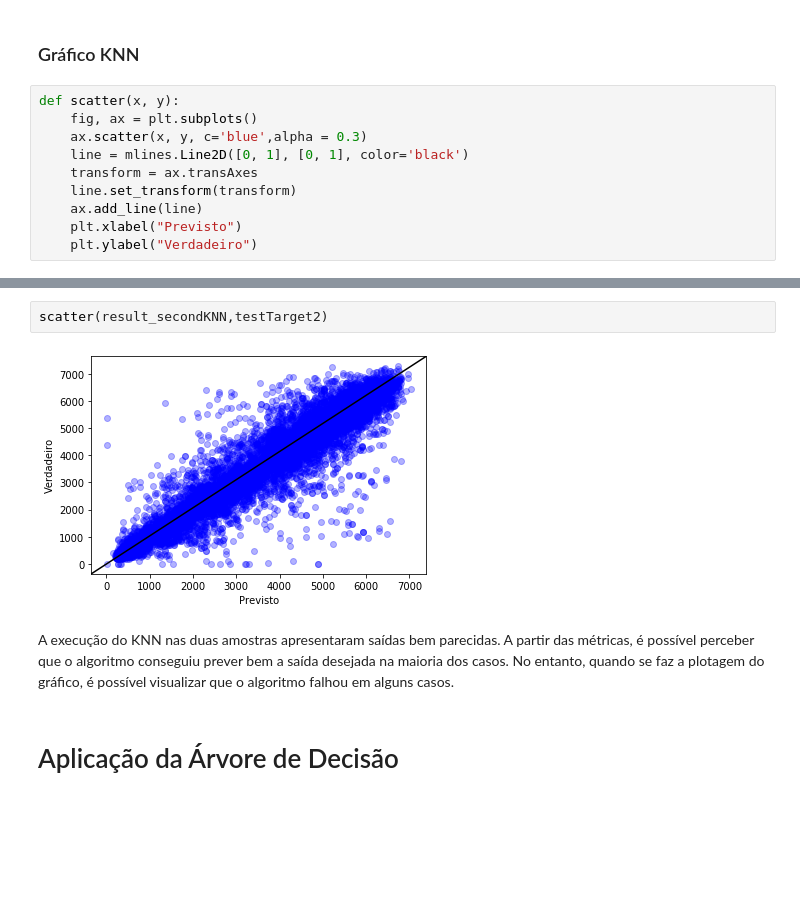
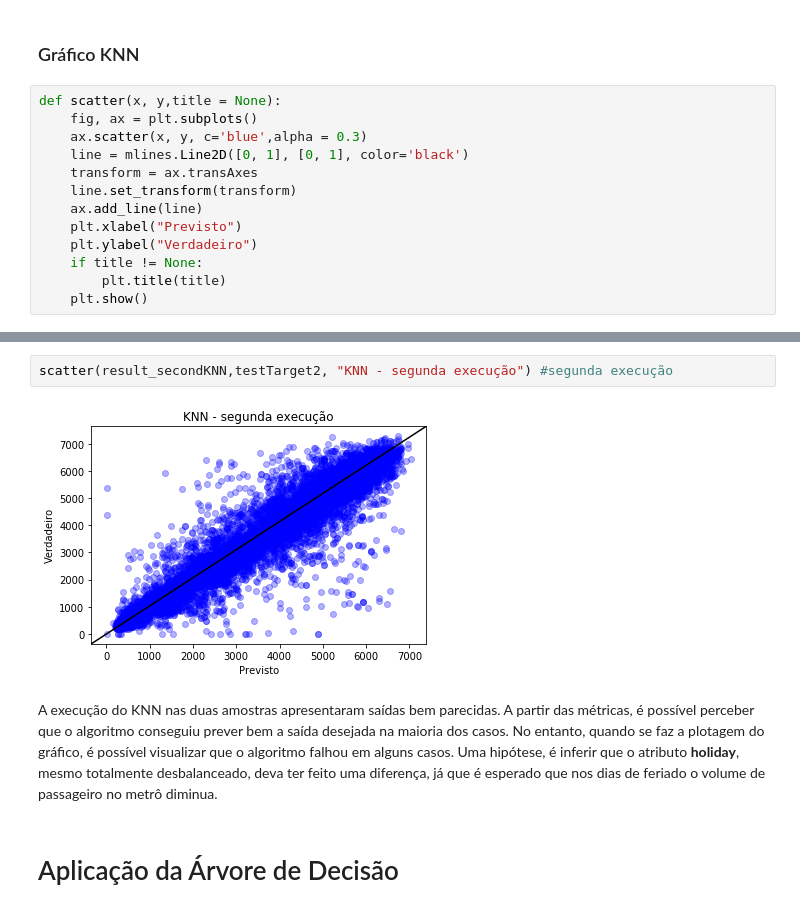
Before and after one commit to LuyzaDomingos/IA, a Jupyter notebook: Regressao/questao2.ipynb, the cells around one changed output, grey strips where cells are left out. Drawn from its saved outputs; the diff is of its cells as text; blank space fills up the shorter version.

```diff
--- a/Regressao/questao2.ipynb
+++ b/Regressao/questao2.ipynb
@@ -507,7 +515,7 @@ R² = 0.91993
 # %% [markdown]
 ### Gráfico KNN
 # %%
-def scatter(x, y):
+def scatter(x, y,title = None):
     fig, ax = plt.subplots()
     ax.scatter(x, y, c='blue',alpha = 0.3)
     line = mlines.Line2D([0, 1], [0, 1], color='black')
@@ -516,3 +524,6 @@ def scatter(x, y):
     ax.add_line(line)
     plt.xlabel("Previsto")
     plt.ylabel("Verdadeiro")
+    if title != None:
+        plt.title(title)
+    plt.show()
@@ -519,9 +534,9 @@ def scatter(x, y):
 # %%
-scatter(result_secondKNN,testTarget2)
+scatter(result_secondKNN,testTarget2, "KNN - segunda execução") #segunda execução
 # %% [output]
-[figure, old version]
+[figure, new version]
 # %% [markdown]
-A execução do KNN nas duas amostras apresentaram saídas bem parecidas. A partir das métricas, é possível perceber que o algoritmo conseguiu prever bem a saída desejada na maioria dos casos. No entanto, quando se faz a plotagem do gráfico, é possível visualizar que o algoritmo falhou em alguns casos.
+A execução do KNN nas duas amostras apresentaram saídas bem parecidas. A partir das métricas, é possível perceber que o algoritmo conseguiu prever bem a saída desejada na maioria dos casos. No entanto, quando se faz a plotagem do gráfico, é possível visualizar que o algoritmo falhou em alguns casos. Uma hipótese, é inferir que o atributo **holiday**, mesmo totalmente desbalanceado, deva ter feito uma diferença, já que é esperado que nos dias de feriado o volume de passageiro no metrô diminua.
 # %% [markdown]
 # Aplicação da Árvore de Decisão
 # %% [markdown]
```
Also changed, not shown: parts of 16 cells of this notebook.
